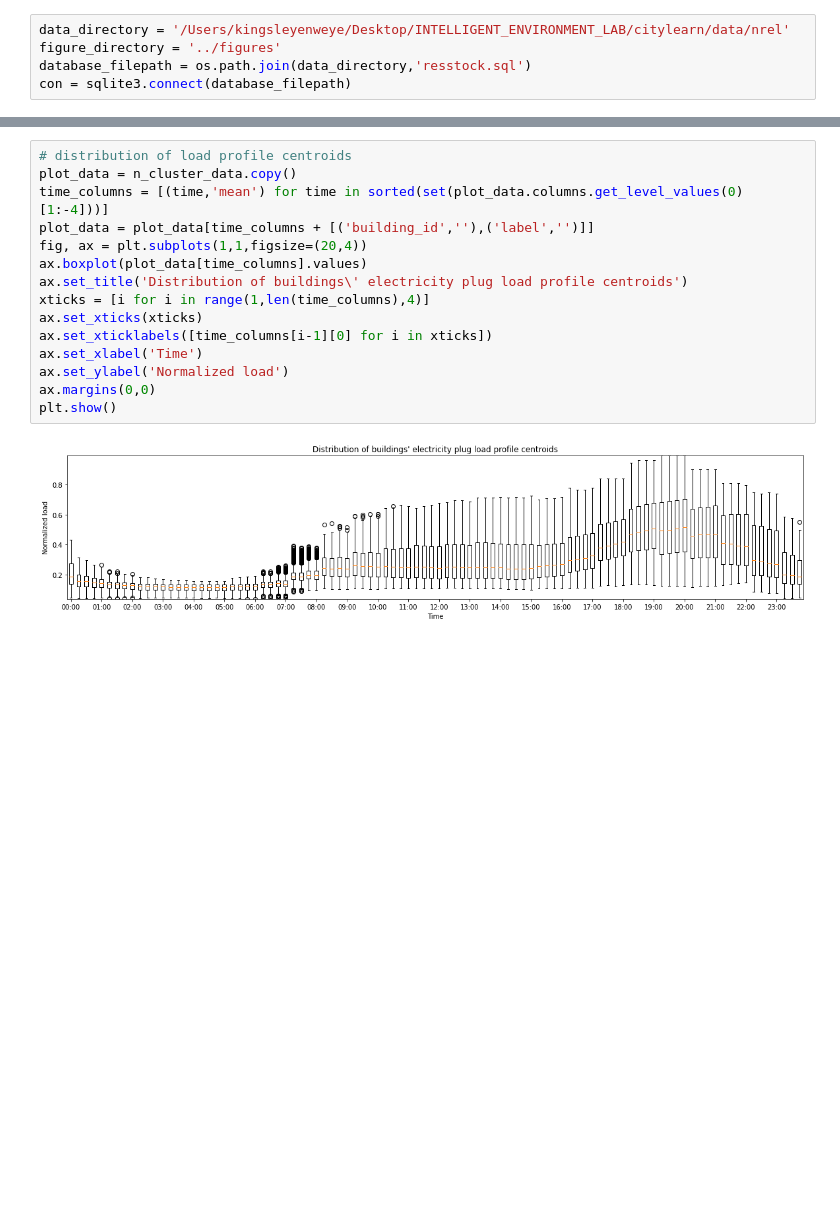
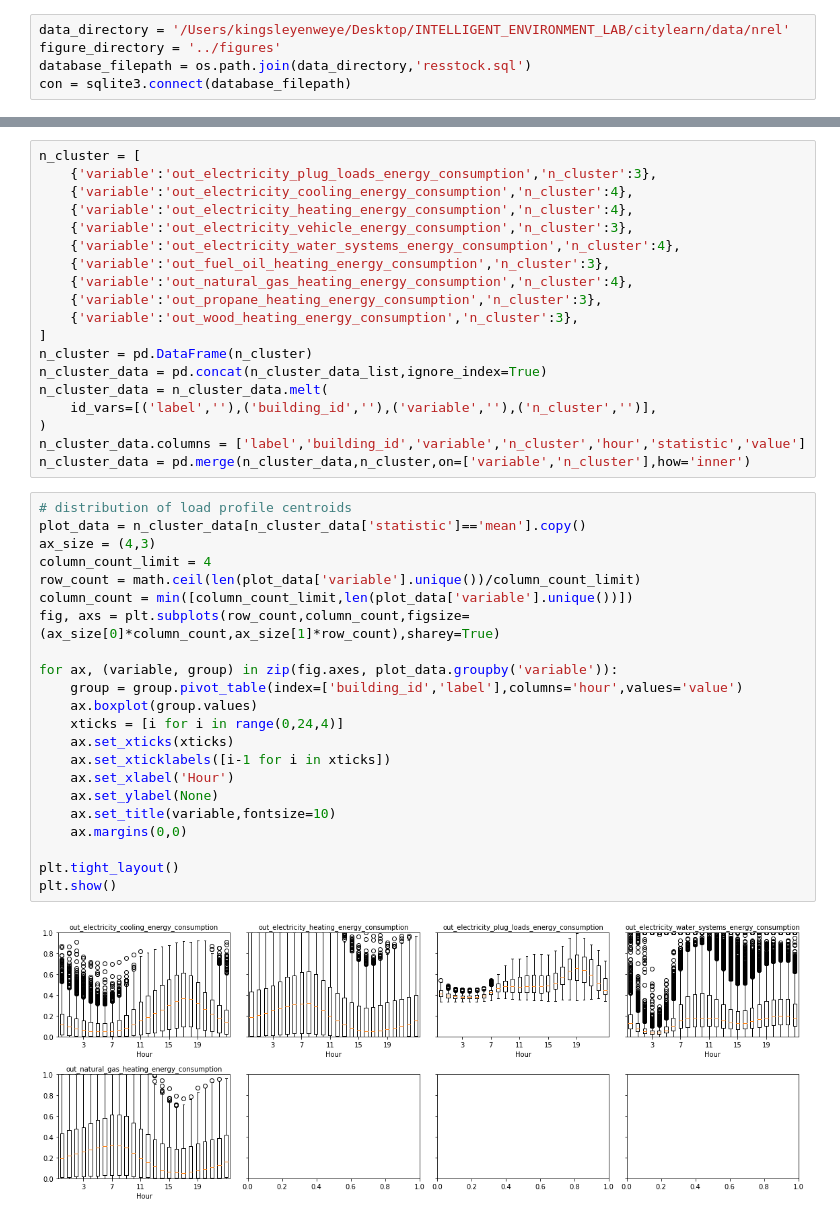
Before and after one commit to zbitouzakaria/CityLearn, a Jupyter notebook: nrel/citylearn_eulpubs/analysis.ipynb, the cells around one changed output, grey strips where cells are left out. Drawn from its saved outputs; the diff is of its cells as text; blank space fills up the shorter version.

Commit message:
added centroid figs of selected output vars

```diff
--- a/nrel/citylearn_eulpubs/analysis.ipynb
+++ b/nrel/citylearn_eulpubs/analysis.ipynb
@@ -92,17 +181,43 @@ n_cluster_data = n_cluster_data[n_cluster_data['n_cluster']==n_cluster].copy()
+# %%
+n_cluster = [
+    {'variable':'out_electricity_plug_loads_energy_consumption','n_cluster':3},
+    {'variable':'out_electricity_cooling_energy_consumption','n_cluster':4},
+    {'variable':'out_electricity_heating_energy_consumption','n_cluster':4},
+    {'variable':'out_electricity_vehicle_energy_consumption','n_cluster':3},
+    {'variable':'out_electricity_water_systems_energy_consumption','n_cluster':4},
+    {'variable':'out_fuel_oil_heating_energy_consumption','n_cluster':3},
+    {'variable':'out_natural_gas_heating_energy_consumption','n_cluster':4},
+    {'variable':'out_propane_heating_energy_consumption','n_cluster':3},
+    {'variable':'out_wood_heating_energy_consumption','n_cluster':3},
+]
+n_cluster = pd.DataFrame(n_cluster)
+n_cluster_data = pd.concat(n_cluster_data_list,ignore_index=True)
+n_cluster_data = n_cluster_data.melt(
+    id_vars=[('label',''),('building_id',''),('variable',''),('n_cluster','')],
+)
+n_cluster_data.columns = ['label','building_id','variable','n_cluster','hour','statistic','value']
+n_cluster_data = pd.merge(n_cluster_data,n_cluster,on=['variable','n_cluster'],how='inner')
 # %%
 # distribution of load profile centroids
-plot_data = n_cluster_data.copy()
-time_columns = [(time,'mean') for time in sorted(set(plot_data.columns.get_level_values(0)[1:-4]))]
-plot_data = plot_data[time_columns + [('building_id',''),('label','')]]
-fig, ax = plt.subplots(1,1,figsize=(20,4))
-ax.boxplot(plot_data[time_columns].values)
-ax.set_title('Distribution of buildings\' electricity plug load profile centroids')
-xticks = [i for i in range(1,len(time_columns),4)]
-ax.set_xticks(xticks)
-ax.set_xticklabels([time_columns[i-1][0] for i in xticks])
-ax.set_xlabel('Time')
-ax.set_ylabel('Normalized load')
-ax.margins(0,0)
+plot_data = n_cluster_data[n_cluster_data['statistic']=='mean'].copy()
+ax_size = (4,3)
+column_count_limit = 4
+row_count = math.ceil(len(plot_data['variable'].unique())/column_count_limit)
+column_count = min([column_count_limit,len(plot_data['variable'].unique())])
+fig, axs = plt.subplots(row_count,column_count,figsize=(ax_size[0]*column_count,ax_size[1]*row_count),sharey=True)
+
+for ax, (variable, group) in zip(fig.axes, plot_data.groupby('variable')):
+    group = group.pivot_table(index=['building_id','label'],columns='hour',values='value')
+    ax.boxplot(group.values)
+    xticks = [i for i in range(0,24,4)]
+    ax.set_xticks(xticks)
+    ax.set_xticklabels([i-1 for i in xticks])
+    ax.set_xlabel('Hour')
+    ax.set_ylabel(None)
+    ax.set_title(variable,fontsize=10)
+    ax.margins(0,0)
+
+plt.tight_layout()
 plt.show()
 # %% [output]
-[figure, old version]
+[figure, new version]
```
Also changed, not shown: parts of 11 cells of this notebook, 8 other files.
